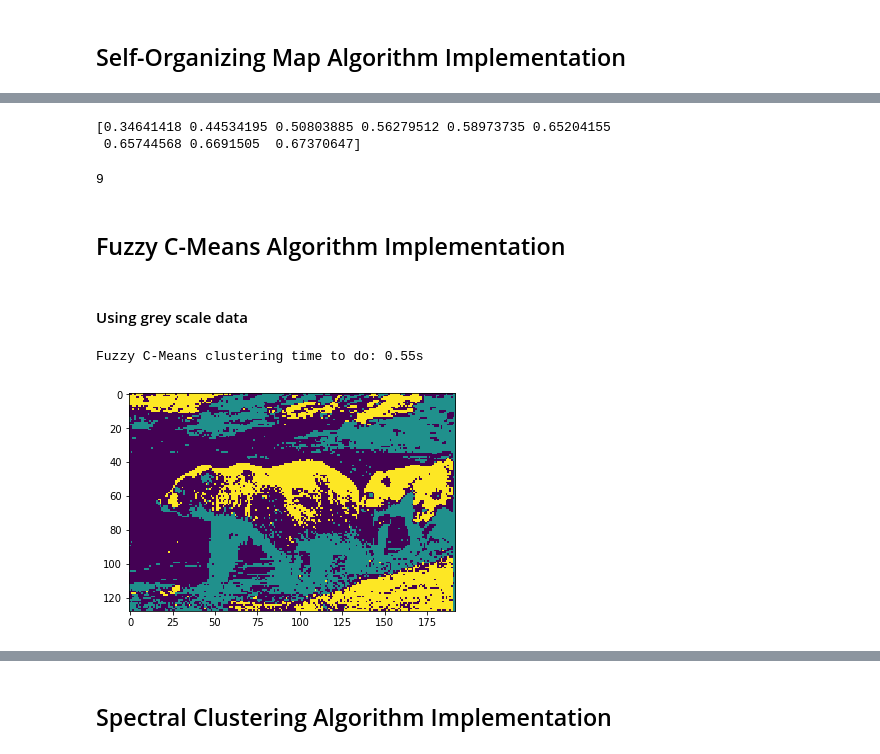
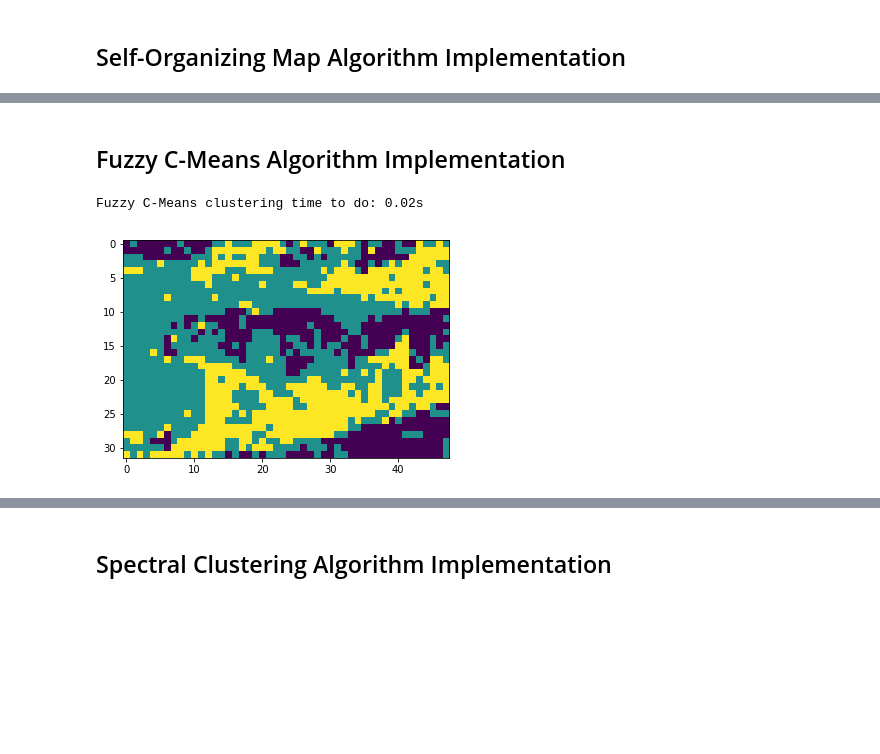
Before and after one commit to Eiris/MLProjectUF, a Jupyter notebook: Project 1/Project_1.ipynb, the cells around one changed output, grey strips where cells are left out. Cells and saved outputs as stored; diff of their text form; code cells hidden in the pictures; blank space fills up the shorter version.

```diff
--- a/Project 1/Project_1.ipynb
+++ b/Project 1/Project_1.ipynb
@@ -1,15 +1,21 @@
 # %% [markdown]
 # Part 1 - RGB Images
 # %%
+import matplotlib.pyplot as plt
+import matplotlib.image as mpimg
+import numpy as np
 import scipy.io as sio
 import os
 
+# Path of images
 path = 'C:/Users/DarkB/Downloads/ML Python Scripts/Project 1/ImsAndSegs'
 
-# mat_contents = []
-# for filename in os.listdir(path):
-#     print(path+'/'+filename)
-#     mat_contents = mat_contents.append(sio.loadmat(path+'/'+filename))
-z = sio.loadmat('C:/Users/DarkB/Downloads/ML Python Scripts/Project 1/ImsAndSegs/ImsAndTruths100075.mat')
-y = z['Im']
-x = z['Seg1']
+# Load image data
+img_load = sio.loadmat('C:/Users/DarkB/Downloads/ML Python Scripts/Project 1/ImsAndSegs/ImsAndTruths100075.mat')
+img = img_load['Im']
+seg_im = img_load['Seg1']
+
+# Plot image
+plt.imshow(img)
+plt.show()
+img.shape
@@ -353,44 +232,34 @@ Self-Organizing Map clustering time to do: 0.34s
-# %%
-# This is the number of unique colors
-print(np.unique(clustered))
-len(np.unique(clustered))
-# %% [output]
-[0.34641418 0.44534195 0.50803885 0.56279512 0.58973735 0.65204155
- 0.65744568 0.6691505  0.67370647]
-9
 # %% [markdown]
 ## Fuzzy C-Means Algorithm Implementation
-# %% [markdown]
-#### Using grey scale data
 # %%
 import skfuzzy
 from skimage.transform import rescale
-
-
-#Using Downsample
 def rgb2gray(rgb):
     return np.dot(rgb[...,:3], [0.299, 0.587, 0.114])
 
 #Turn into grayscale
-bears_gray = rgb2gray(y)
+img_gray = rgb2gray(img)
 
 # Rescale and reshape data
-r = rescale(bears_gray,0.4,mode='reflect')
-I = r.reshape((1, -1))
+img_r = rescale(img_gray,0.1,mode='reflect')
+img_flat = img_r.reshape((1, -1))
 
 n_clusters = 3
+
 t0 = time.time()
 # Run algorithm
-fzz = skfuzzy.cluster.cmeans(I, c = n_clusters, m = 2, error=0.005, maxiter=1000)
+fzz = skfuzzy.cluster.cmeans(img_flat, c = n_clusters, m = 2, error=0.005, maxiter=1000)
 t1 = time.time()
+
 #Find clustering from fuzzy segmentation
 img_clustered = np.argmax(fzz[1], axis=0).astype(float)
-img_clustered.shape = r.shape
+img_clustered.shape = img_r.shape
 
+# Plot Image
 plt.imshow(img_clustered)
 title = 'Fuzzy C-Means clustering time to do: %.2fs' % (t1 - t0)
 print(title)
 plt.show()
 # %% [output]
-Fuzzy C-Means clustering time to do: 0.55s
+Fuzzy C-Means clustering time to do: 0.02s
-[figure, old version]
+[figure, new version]
```
Also changed, not shown: parts of 60 cells of this notebook, 1 other file.
